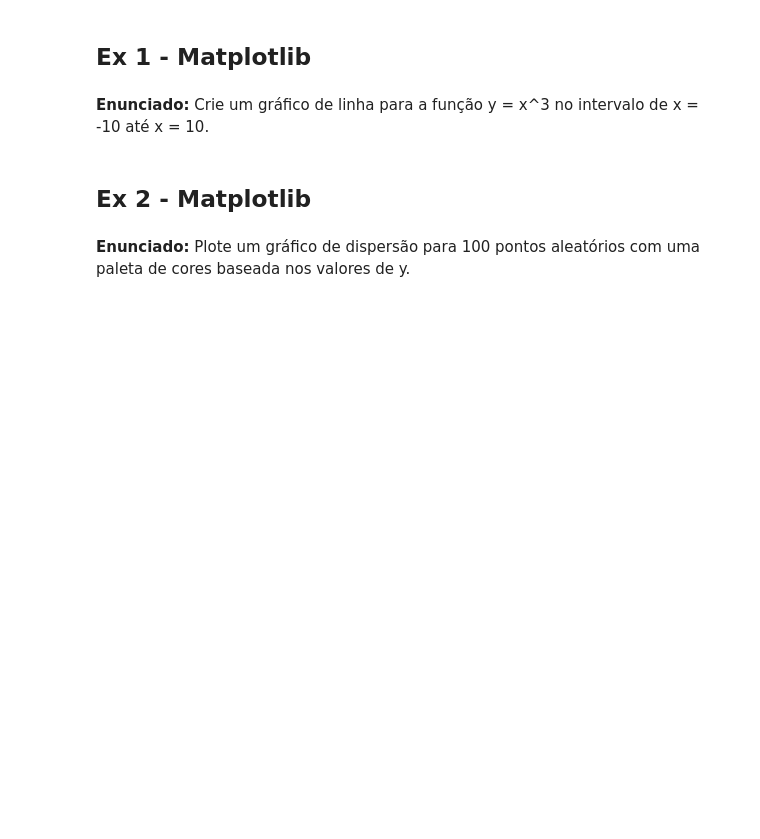
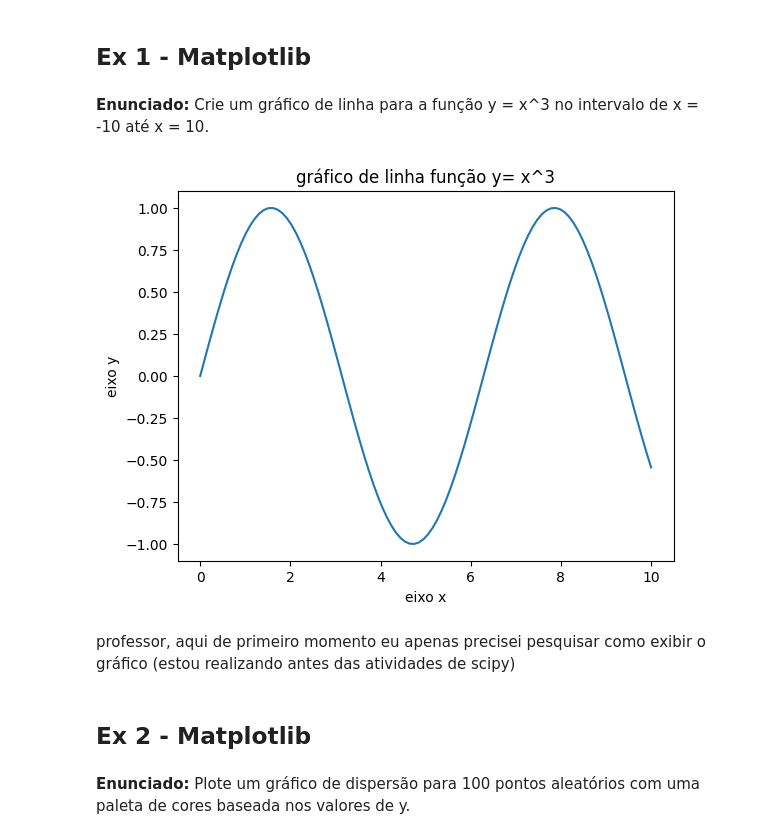
Before and after one commit to opedrovisk/Discipline-IA-UMC, a Jupyter notebook: Exercicios_DataScience_PedroMarcondes_6B_Noturno.ipynb, the cells around one changed output. Saved outputs shown, nothing was run; the diff lists cells and outputs as text; code cells hidden in the pictures; blank space fills up the shorter version.

```diff
--- a/Exercicios_DataScience_PedroMarcondes_6B_Noturno.ipynb
+++ b/Exercicios_DataScience_PedroMarcondes_6B_Noturno.ipynb
@@ -922,6 +922,23 @@ profesor, utilizei o entedimento de mediana e groupby que aprendemos em exercíc
 ## Ex 1 - Matplotlib
 # %% [markdown]
 **Enunciado:** Crie um gráfico de linha para a função y = x^3 no intervalo de x = -10 até x = 10.
+# %%
+import matplotlib.pyplot as plt
+import numpy as np
+
+x = np.linspace(0, 10, 100)
+
+y = np.sin(x)
+
+plt.plot(x, y)
+plt.title('gráfico de linha função y= x^3')
+plt.xlabel('eixo x')
+plt.ylabel('eixo y')
+plt.show()
+# %% [output]
+[figure, added]
+# %% [markdown]
+professor, aqui de primeiro momento eu apenas precisei pesquisar como exibir o gráfico (estou realizando antes das atividades de scipy)
 # %% [markdown]
 ## Ex 2 - Matplotlib
 # %% [markdown]
```
Also changed, not shown: parts of 19 cells of this notebook.
